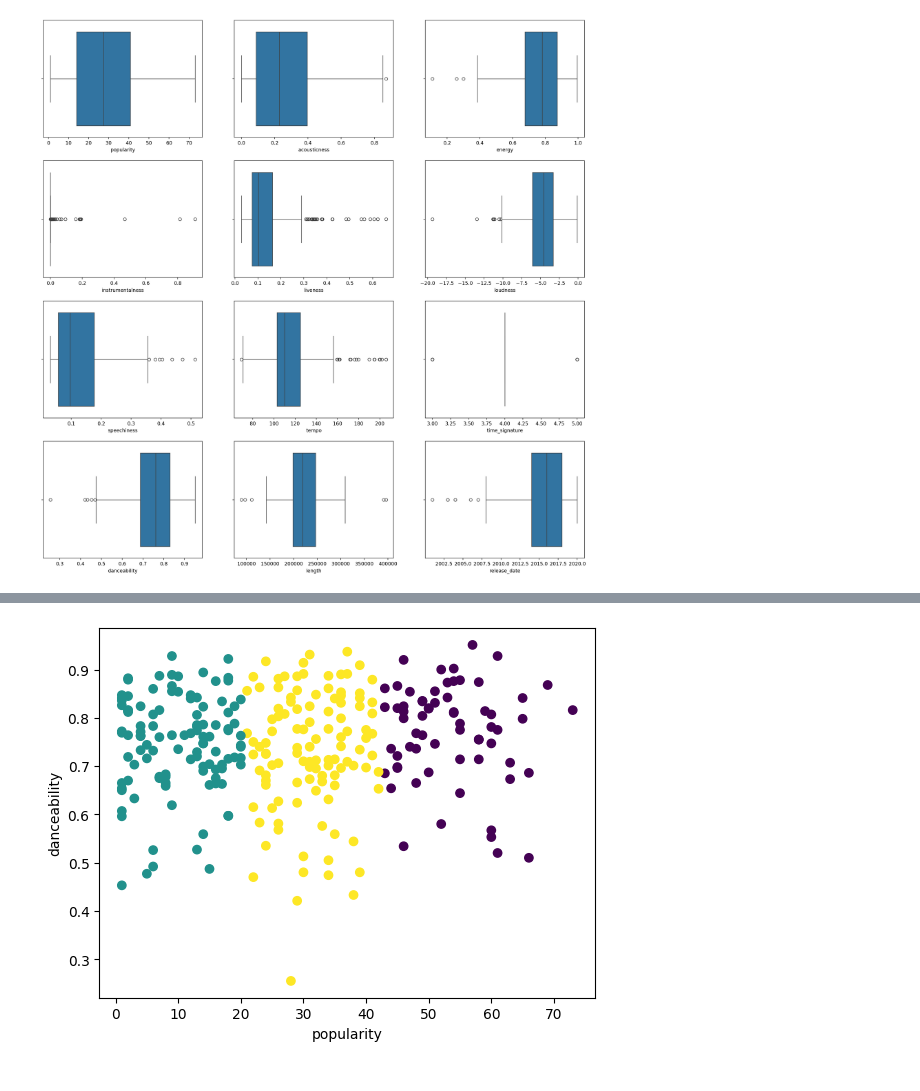
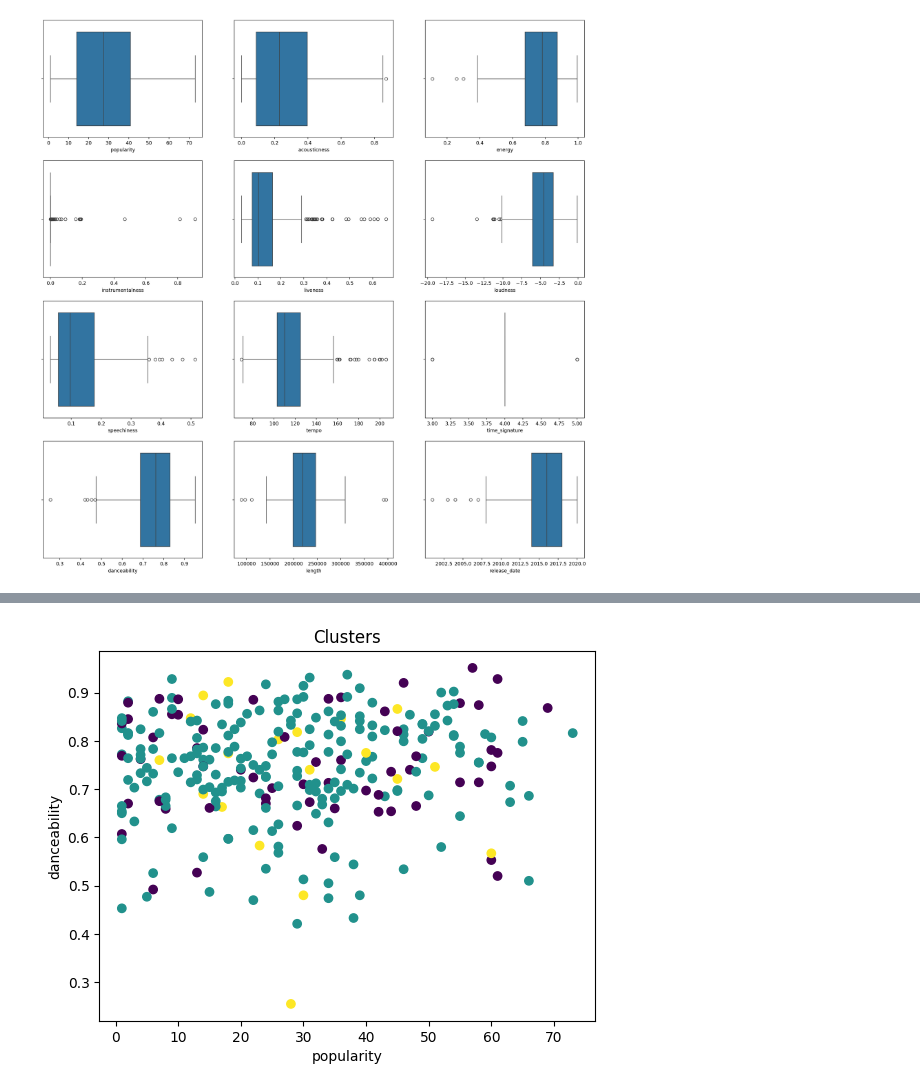
Before and after one commit to jsandtangen/Microsoft-ML-Course, a Jupyter notebook: Clustering/K-Means/notebook.ipynb, the cells around one changed output, grey strips where cells are left out. Saved outputs shown, nothing was run; the diff lists cells and outputs as text; code cells hidden in the pictures.

```diff
--- a/Clustering/K-Means/notebook.ipynb
+++ b/Clustering/K-Means/notebook.ipynb
@@ -70,25 +68,11 @@ y = le.transform(y)
 # %%
-from sklearn.cluster import KMeans
+scaler = StandardScaler()
+X_scaled = scaler.fit_transform(X)
 
-nclusters = 3
-seed = 0
-
-km = KMeans(n_clusters=nclusters, random_state=seed)
-km.fit(X)
-
-# Predict the cluster for each data point
-
-y_cluster_kmeans = km.predict(X)
-from sklearn.cluster import KMeans
-
-nclusters = 3
-seed = 0
-
-km = KMeans(n_clusters=nclusters, random_state=seed)
-km.fit(X)
-
-# Predict the cluster for each data point
-
-y_cluster_kmeans = km.predict(X)
-y_cluster_kmeans
+# ---- Test different k values ----
+for k in range(2, 10):
+    km = KMeans(n_clusters=k, random_state=0, n_init=20, max_iter=500)
+    labels = km.fit_predict(X_scaled)
+    score = metrics.silhouette_score(X_scaled, labels)
+    print("k =", k, "score =", score)
 # %% [output]
@@ -116,6 +103,6 @@ from sklearn.cluster import KMeans
 wcss = []
 
 for i in range(1, 11):
-    kmeans = KMeans(n_clusters = i, init = 'k-means++', random_state = 42)
-    kmeans.fit(X)
+    kmeans = KMeans(n_clusters=i, init='k-means++', random_state=42, n_init=20)
+    kmeans.fit(X_scaled)
     wcss.append(kmeans.inertia_)
@@ -139,11 +117,12 @@ plt.show()
 # %%
-from sklearn.cluster import KMeans
-kmeans = KMeans(n_clusters = 3)
-kmeans.fit(X)
-labels = kmeans.predict(X)
-plt.scatter(df['popularity'],df['danceability'],c = labels)
+# ---- Scatter plot (same as before) ----
+kmeans = KMeans(n_clusters=nclusters, n_init=20, random_state=42)
+labels = kmeans.fit_predict(X_scaled)
+
+plt.scatter(df['popularity'], df['danceability'], c=labels)
 plt.xlabel('popularity')
 plt.ylabel('danceability')
+plt.title('Clusters')
 plt.show()
 # %% [output]
-[figure, old version]
+[figure, new version]
```
Also changed, not shown: parts of 6 cells of this notebook.
